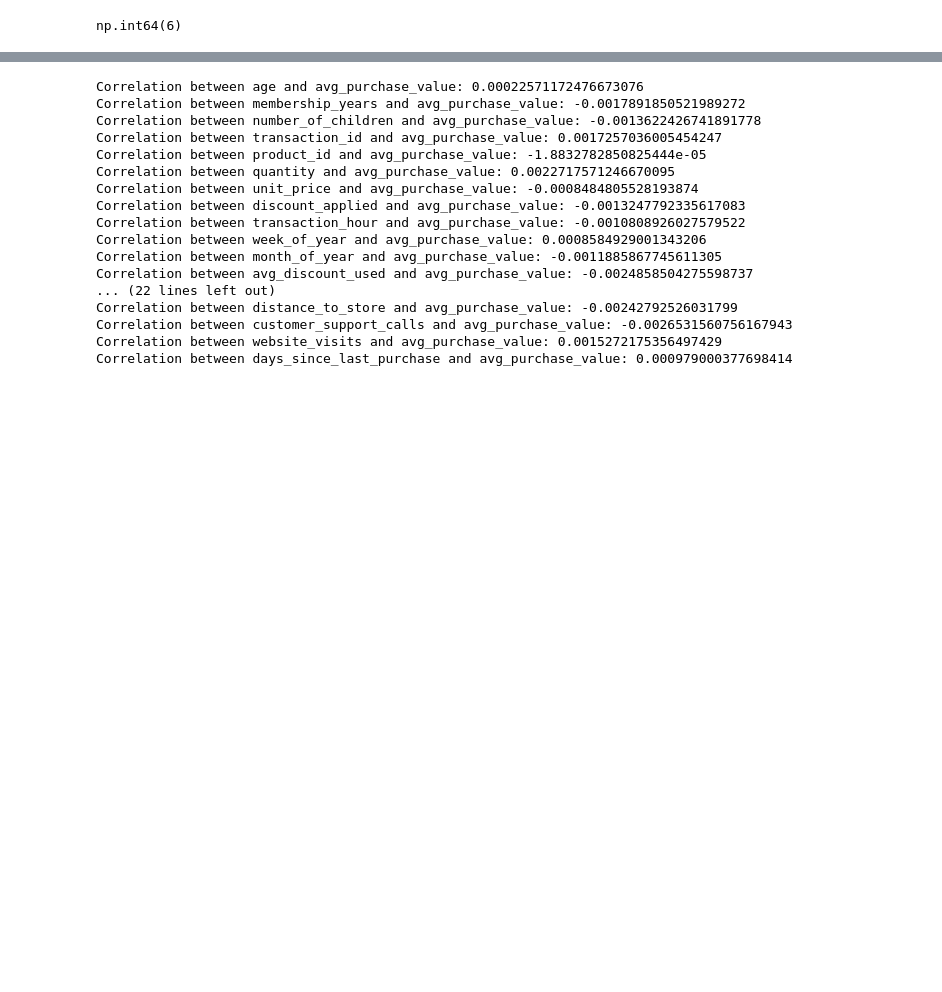
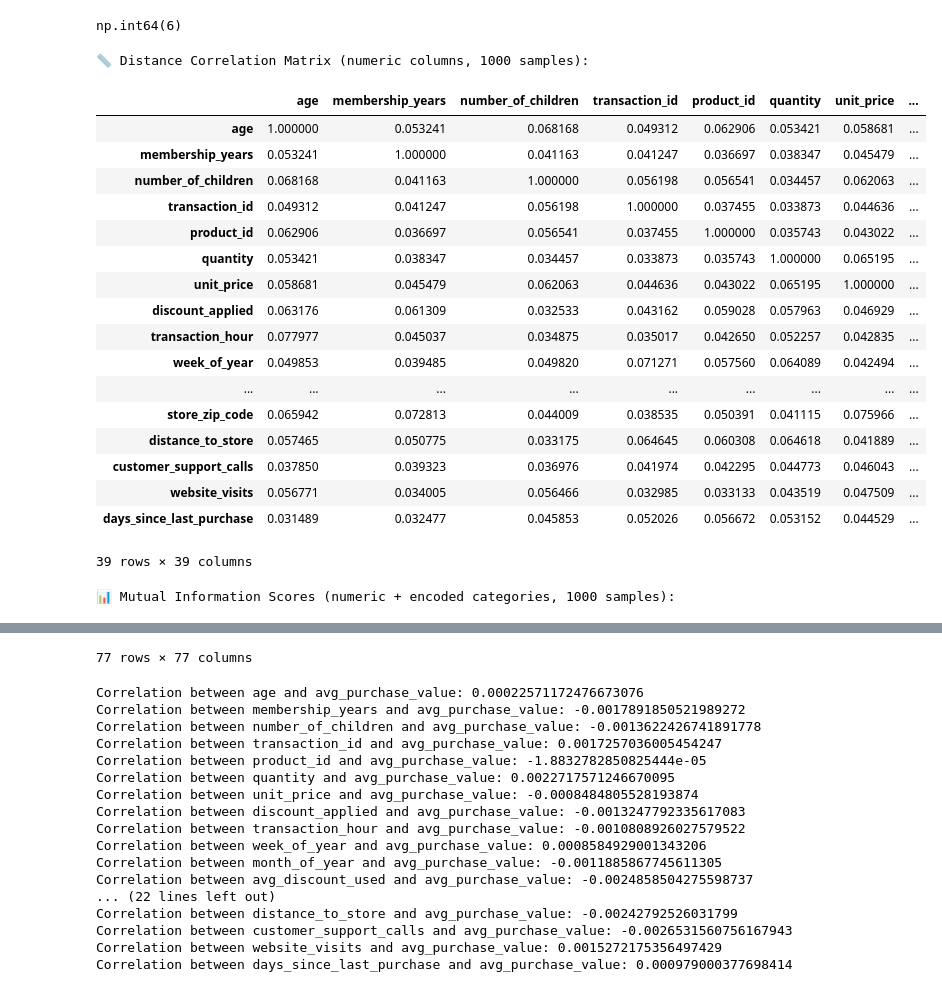
Before and after one commit to Avi-Dh/retail_task, a Jupyter notebook: notebooks/data_exploration.ipynb, the cells around one changed output, grey strips where cells are left out. Drawn from its saved outputs; the diff is of its cells as text; code cells hidden in the pictures; blank space fills up the shorter version.

Commit message:
fixed data preprocessing file

```diff
--- a/notebooks/data_exploration.ipynb
+++ b/notebooks/data_exploration.ipynb
@@ -29,3 +29,78 @@ cols_less_than = nunique_counts[nunique_counts == 2]
 cols_less_than.count()
 # %% [output]
 np.int64(6)
+# %%
+from scipy.spatial.distance import pdist, squareform
+from sklearn.feature_selection import mutual_info_regression, mutual_info_classif
+
+def distance_correlation(x, y):
+    x = np.atleast_2d(x).T
+    y = np.atleast_2d(y).T
+    a = squareform(pdist(x, metric='euclidean'))
+    b = squareform(pdist(y, metric='euclidean'))
+    A = a - a.mean(axis=0)[None, :] - a.mean(axis=1)[:, None] + a.mean()
+    B = b - b.mean(axis=0)[None, :] - b.mean(axis=1)[:, None] + b.mean()
+    dcov = np.sqrt(np.sum(A * B) / (x.shape[0] ** 2))
+    dvar_x = np.sqrt(np.sum(A * A) / (x.shape[0] ** 2))
+    dvar_y = np.sqrt(np.sum(B * B) / (x.shape[0] ** 2))
+    return dcov / np.sqrt(dvar_x * dvar_y) if dvar_x > 0 and dvar_y > 0 else 0.0
+
+def distance_correlation_matrix(df):
+    # Only keep numeric columns
+    df_numeric = df.select_dtypes(include=[np.number])
+    cols = df_numeric.columns
+    dist_corr_matrix = pd.DataFrame(index=cols, columns=cols, dtype=float)
+    for c1 in cols:
+        for c2 in cols:
+            dist_corr_matrix.loc[c1, c2] = distance_correlation(df_numeric[c1], df_numeric[c2])
+    return dist_corr_matrix
+
+def mutual_information_scores(df):
+    results = {}
+    # Automatically convert categories to codes
+    df_encoded = df.copy()
+    for col in df_encoded.select_dtypes(include=["object", "category"]).columns:
+        df_encoded[col] = df_encoded[col].astype("category").cat.codes
+
+    for target in df_encoded.columns:
+        features = df_encoded.drop(columns=[target])
+        if df_encoded[target].nunique() > 10:
+            mi = mutual_info_regression(features, df_encoded[target])
+        else:
+            mi = mutual_info_classif(features, df_encoded[target])
+        results[target] = dict(zip(features.columns, mi))
+    return pd.DataFrame(results)
+
+# taking a small sample
+sample_size = min(1000, len(df))
+df_sample = df.sample(sample_size, random_state=42).reset_index(drop=True)
+
+dist_corr_df = distance_correlation_matrix(df_sample)
+mi_df = mutual_information_scores(df_sample)
+
+print(f"Distance Correlation Matrix (numeric columns, {sample_size} samples):")
+display(dist_corr_df)
+
+print(f"Mutual Information Scores (numeric + encoded categories, {sample_size} samples):")
+display(mi_df)
+# %% [output]
+📏 Distance Correlation Matrix (numeric columns, 1000 samples):
+|  | age | membership_years | number_of_children | transaction_id | product_id | quantity | unit_price | ... |
+| age | 1.000000 | 0.053241 | 0.068168 | 0.049312 | 0.062906 | 0.053421 | 0.058681 | ... |
+| membership_years | 0.053241 | 1.000000 | 0.041163 | 0.041247 | 0.036697 | 0.038347 | 0.045479 | ... |
+| number_of_children | 0.068168 | 0.041163 | 1.000000 | 0.056198 | 0.056541 | 0.034457 | 0.062063 | ... |
+| transaction_id | 0.049312 | 0.041247 | 0.056198 | 1.000000 | 0.037455 | 0.033873 | 0.044636 | ... |
+| product_id | 0.062906 | 0.036697 | 0.056541 | 0.037455 | 1.000000 | 0.035743 | 0.043022 | ... |
+| quantity | 0.053421 | 0.038347 | 0.034457 | 0.033873 | 0.035743 | 1.000000 | 0.065195 | ... |
+| unit_price | 0.058681 | 0.045479 | 0.062063 | 0.044636 | 0.043022 | 0.065195 | 1.000000 | ... |
+| discount_applied | 0.063176 | 0.061309 | 0.032533 | 0.043162 | 0.059028 | 0.057963 | 0.046929 | ... |
+| transaction_hour | 0.077977 | 0.045037 | 0.034875 | 0.035017 | 0.042650 | 0.052257 | 0.042835 | ... |
+| week_of_year | 0.049853 | 0.039485 | 0.049820 | 0.071271 | 0.057560 | 0.064089 | 0.042494 | ... |
+| ... | ... | ... | ... | ... | ... | ... | ... | ... |
+| store_zip_code | 0.065942 | 0.072813 | 0.044009 | 0.038535 | 0.050391 | 0.041115 | 0.075966 | ... |
+| distance_to_store | 0.057465 | 0.050775 | 0.033175 | 0.064645 | 0.060308 | 0.064618 | 0.041889 | ... |
+| customer_support_calls | 0.037850 | 0.039323 | 0.036976 | 0.041974 | 0.042295 | 0.044773 | 0.046043 | ... |
+| website_visits | 0.056771 | 0.034005 | 0.056466 | 0.032985 | 0.033133 | 0.043519 | 0.047509 | ... |
+| days_since_last_purchase | 0.031489 | 0.032477 | 0.045853 | 0.052026 | 0.056672 | 0.053152 | 0.044529 | ... |
+39 rows × 39 columns
+📊 Mutual Information Scores (numeric + encoded categories, 1000 samples):
@@ -32,3 +119,4 @@ np.int64(6)
+77 rows × 77 columns
 # %%
 # perform a correlation test between numerical columns and the target variable 'Price'
 numerical_cols = df.select_dtypes(include=[np.number]).columns.tolist()
```
Also changed, not shown: parts of 1 cell of this notebook, 3 other files.
